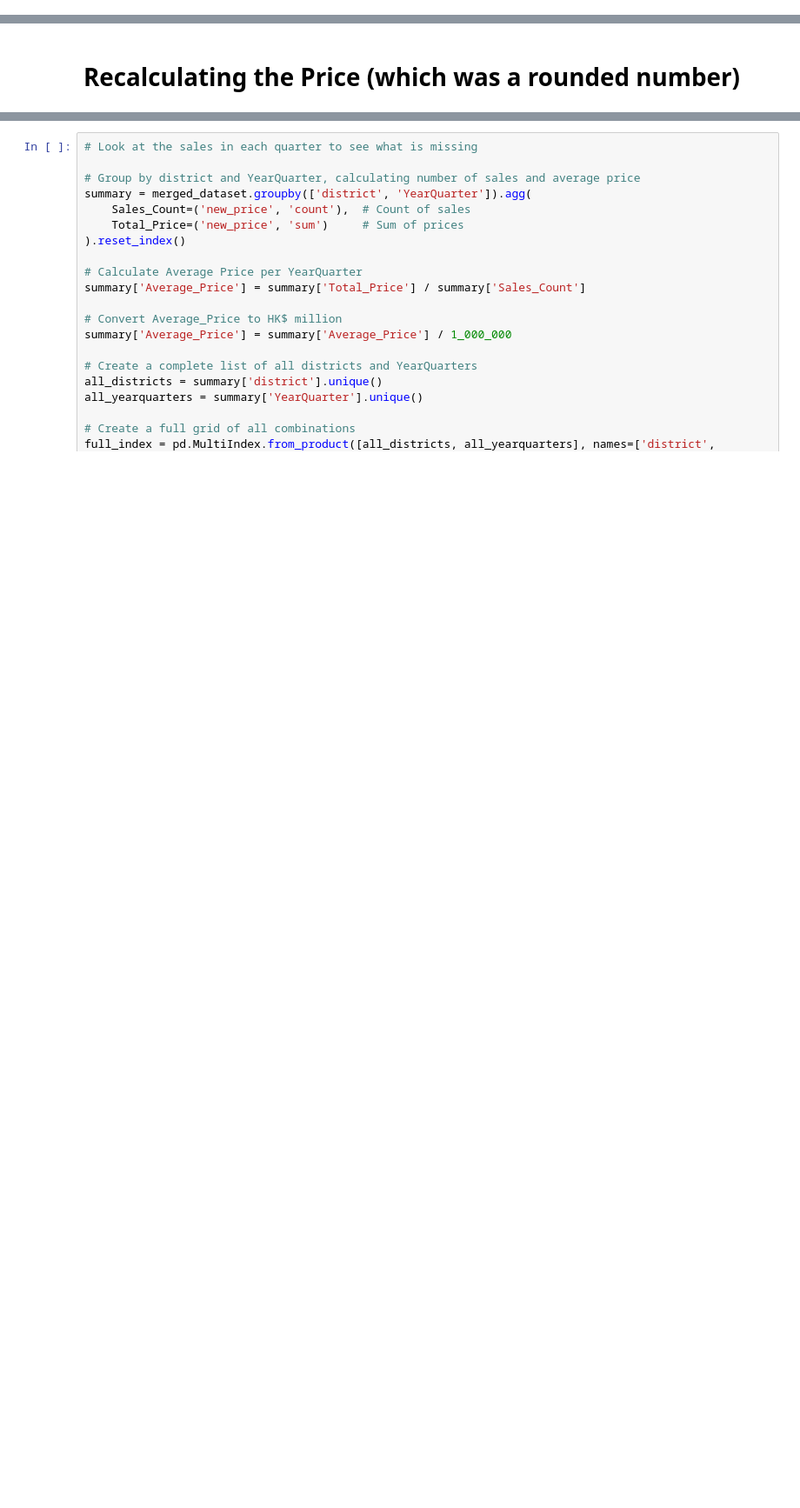
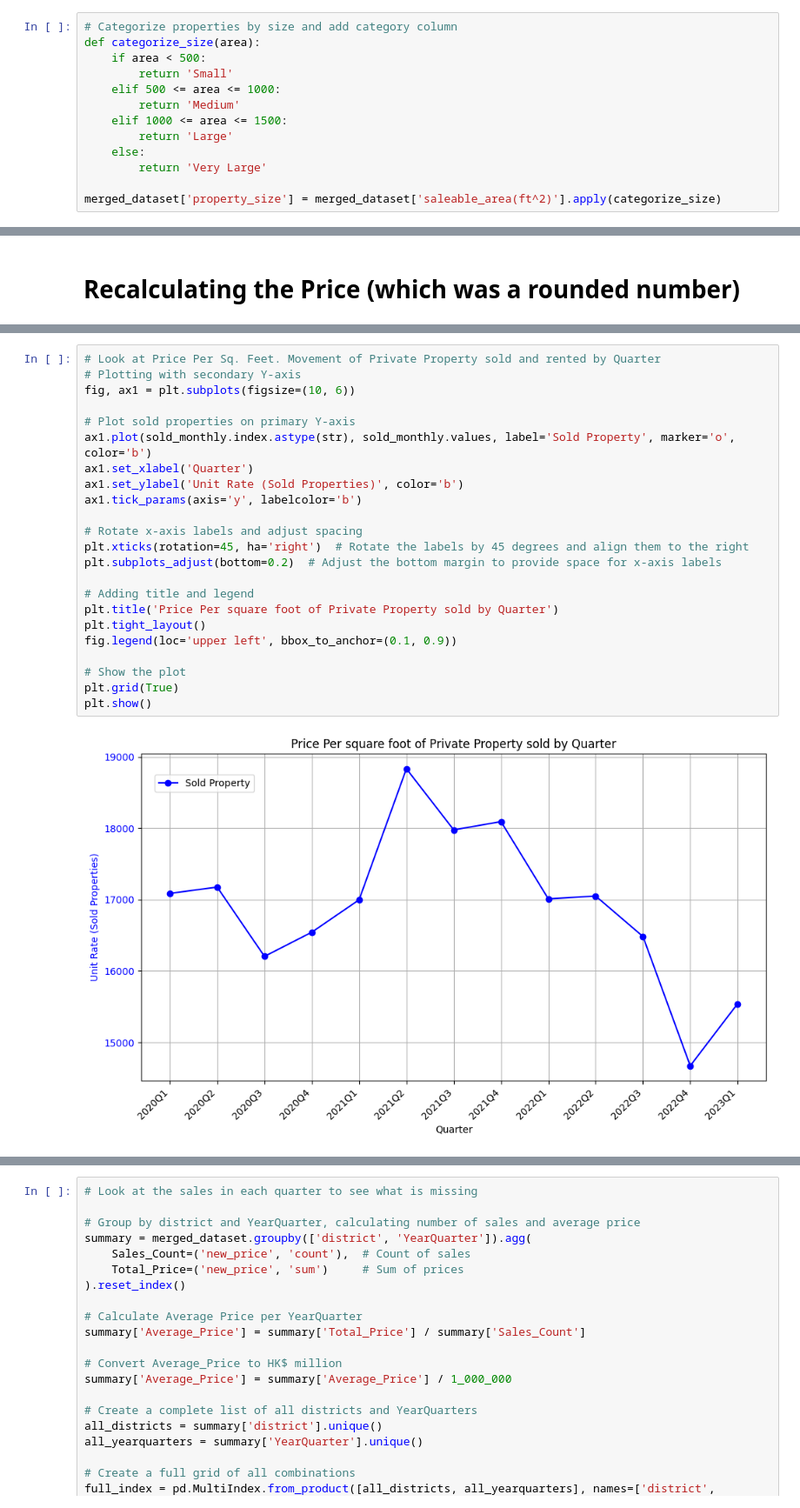
Before and after one commit to TimH2024/MSC-M5-Project, a Jupyter notebook: M5ver2.ipynb, the cells around one changed output, grey strips where cells are left out. Shown at 87% size. Saved outputs shown, nothing was run; the diff lists cells and outputs as text; blank space fills up the shorter version.

```diff
--- a/M5ver2.ipynb
+++ b/M5ver2.ipynb
@@ -389,0 +479,13 @@ dtype: int64
+# %%
+# Categorize properties by size and add category column
+def categorize_size(area):
+    if area < 500:
+        return 'Small'
+    elif 500 <= area <= 1000:
+        return 'Medium'
+    elif 1000 <= area <= 1500:
+        return 'Large'
+    else:
+        return 'Very Large'
+
+merged_dataset['property_size'] = merged_dataset['saleable_area(ft^2)'].apply(categorize_size)
@@ -593,0 +677,25 @@ dtype: int64
+# %%
+# Look at Price Per Sq. Feet. Movement of Private Property sold and rented by Quarter
+# Plotting with secondary Y-axis
+fig, ax1 = plt.subplots(figsize=(10, 6))
+
+# Plot sold properties on primary Y-axis
+ax1.plot(sold_monthly.index.astype(str), sold_monthly.values, label='Sold Property', marker='o', color='b')
+ax1.set_xlabel('Quarter')
+ax1.set_ylabel('Unit Rate (Sold Properties)', color='b')
+ax1.tick_params(axis='y', labelcolor='b')
+
+# Rotate x-axis labels and adjust spacing
+plt.xticks(rotation=45, ha='right')  # Rotate the labels by 45 degrees and align them to the right
+plt.subplots_adjust(bottom=0.2)  # Adjust the bottom margin to provide space for x-axis labels
+
+# Adding title and legend
+plt.title('Price Per square foot of Private Property sold by Quarter')
+plt.tight_layout()
+fig.legend(loc='upper left', bbox_to_anchor=(0.1, 0.9))
+
+# Show the plot
+plt.grid(True)
+plt.show()
+# %% [output]
+[figure, added]
```
Also changed, not shown: parts of 89 cells of this notebook.
